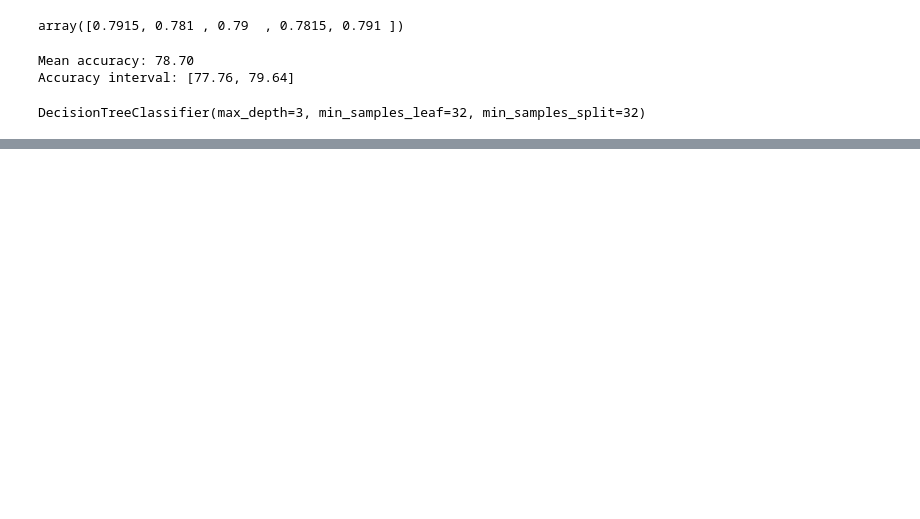
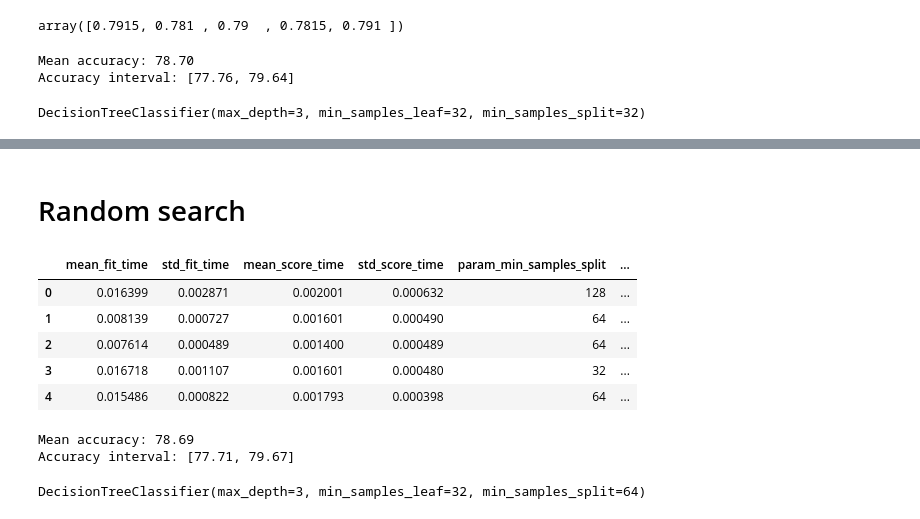
Before and after one commit to GuilhermePereiraRamalho/Machine-Learning, a Jupyter notebook: Model optimization through hyperparameters/1.ipynb, the cells around one changed output, grey strips where cells are left out. Saved outputs shown, nothing was run; the diff lists cells and outputs as text; code cells hidden in the pictures; blank space fills up the shorter version.

```diff
--- a/Model optimization through hyperparameters/1.ipynb
+++ b/Model optimization through hyperparameters/1.ipynb
@@ -606,3 +601,44 @@ graph = graphviz.Source(dot_data)
 graph
 # %% [output]
 [drawing not drawn]
+# %% [markdown]
+# Random search
+# %%
+from sklearn.model_selection import RandomizedSearchCV
+
+SEED = 301
+np.random.seed(SEED)
+
+parameter_space = {
+    "max_depth": [3, 5],
+    "min_samples_split": [32, 64, 128],
+    "min_samples_leaf": [32,64, 128],
+    "criterion": ["gini", "entropy"]
+}
+
+search = RandomizedSearchCV(DecisionTreeClassifier(),
+                      parameter_space,
+                      n_iter=16,
+                      cv=KFold(n_splits=5, shuffle=True),
+                      random_state=SEED)
+search.fit(x_unluck, y_unluck)
+results = pd.DataFrame(search.cv_results_)
+results.head()
+# %% [output]
+|  | mean_fit_time | std_fit_time | mean_score_time | std_score_time | param_min_samples_split | ... |
+| 0 | 0.016399 | 0.002871 | 0.002001 | 0.000632 | 128 | ... |
+| 1 | 0.008139 | 0.000727 | 0.001601 | 0.000490 | 64 | ... |
+| 2 | 0.007614 | 0.000489 | 0.001400 | 0.000489 | 64 | ... |
+| 3 | 0.016718 | 0.001107 | 0.001601 | 0.000480 | 32 | ... |
+| 4 | 0.015486 | 0.000822 | 0.001793 | 0.000398 | 64 | ... |
+# %%
+scores = cross_val_score(search, x_unluck, y_unluck, cv=KFold(n_splits=5, shuffle=True))
+print_score(scores)
+# %% [output]
+Mean accuracy: 78.69
+Accuracy interval: [77.71, 79.67]
+# %%
+best = search.best_estimator_
+print(best)
+# %% [output]
+DecisionTreeClassifier(max_depth=3, min_samples_leaf=32, min_samples_split=64)
```
Also changed, not shown: parts of 28 cells of this notebook.
